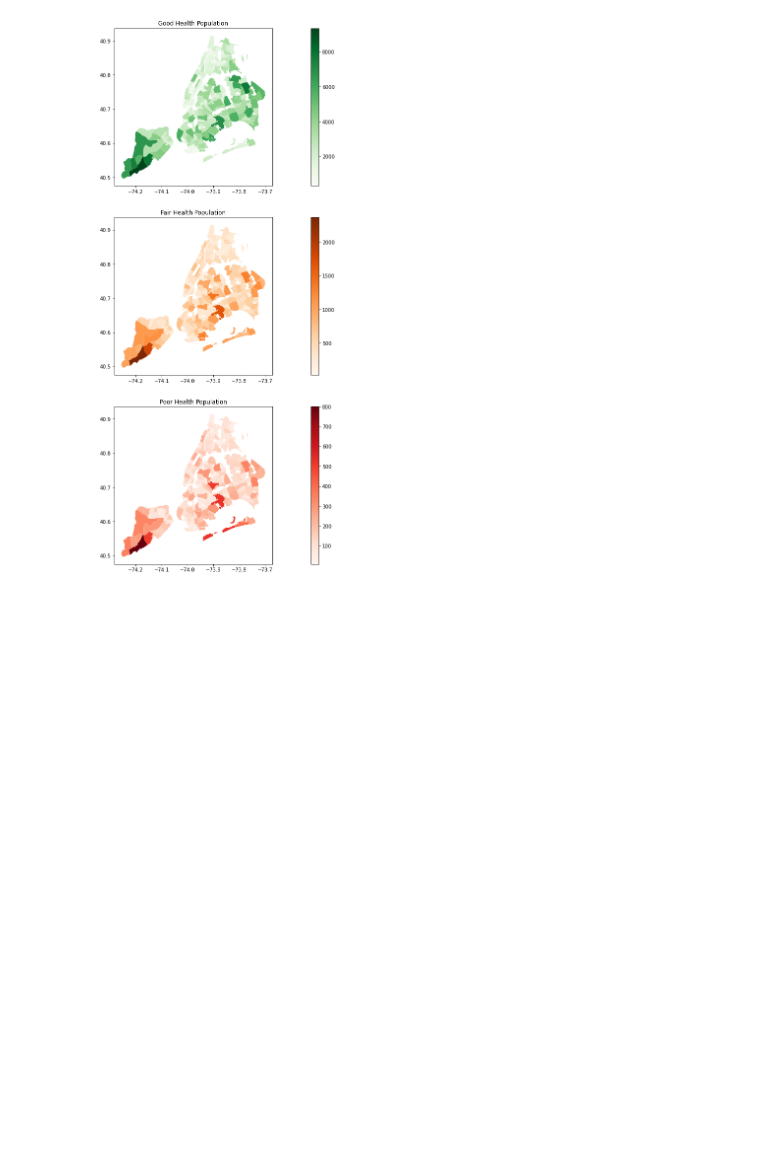
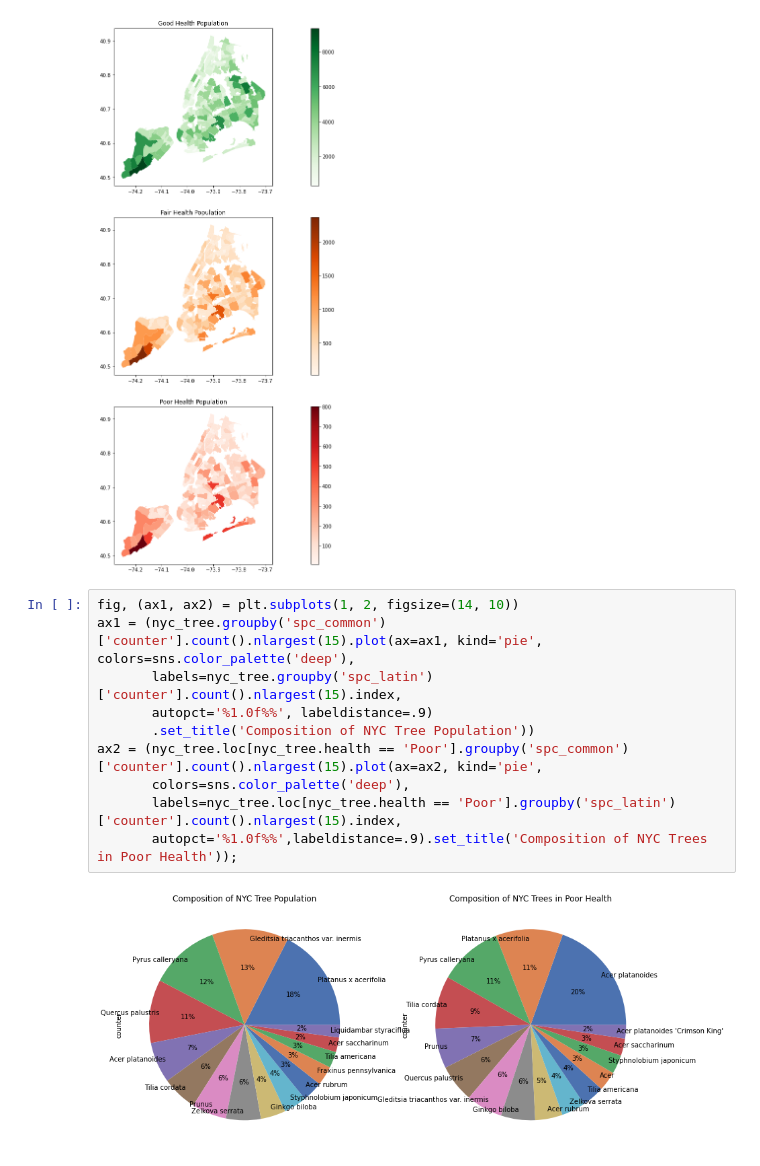
Before and after one commit to Benjamin2817/NYC_Tree_Health_Classification, a Jupyter notebook: 01_Exploratory_Data_Analysis.ipynb, the cells around one changed output. Saved outputs shown, nothing was run; the diff lists cells and outputs as text; blank space fills up the shorter version.

Commit message:
add pie charts

```diff
--- a/01_Exploratory_Data_Analysis.ipynb
+++ b/01_Exploratory_Data_Analysis.ipynb
@@ -43,3 +44,15 @@ ax3 = (trees_by_neighborhood.plot(ax=ax3, column='poor_health_tree', legend=True
                             .set_title('Poor Health Population'));
 # %% [output]
 [figure]
+# %%
+fig, (ax1, ax2) = plt.subplots(1, 2, figsize=(14, 10))
+ax1 = (nyc_tree.groupby('spc_common')['counter'].count().nlargest(15).plot(ax=ax1, kind='pie', colors=sns.color_palette('deep'),
+       labels=nyc_tree.groupby('spc_latin')['counter'].count().nlargest(15).index,
+       autopct='%1.0f%%', labeldistance=.9)
+       .set_title('Composition of NYC Tree Population'))
+ax2 = (nyc_tree.loc[nyc_tree.health == 'Poor'].groupby('spc_common')['counter'].count().nlargest(15).plot(ax=ax2, kind='pie',
+       colors=sns.color_palette('deep'),
+       labels=nyc_tree.loc[nyc_tree.health == 'Poor'].groupby('spc_latin')['counter'].count().nlargest(15).index,
+       autopct='%1.0f%%',labeldistance=.9).set_title('Composition of NYC Trees in Poor Health'));
+# %% [output]
+[figure, added]
```
Also changed, not shown: parts of 1 cell of this notebook.
